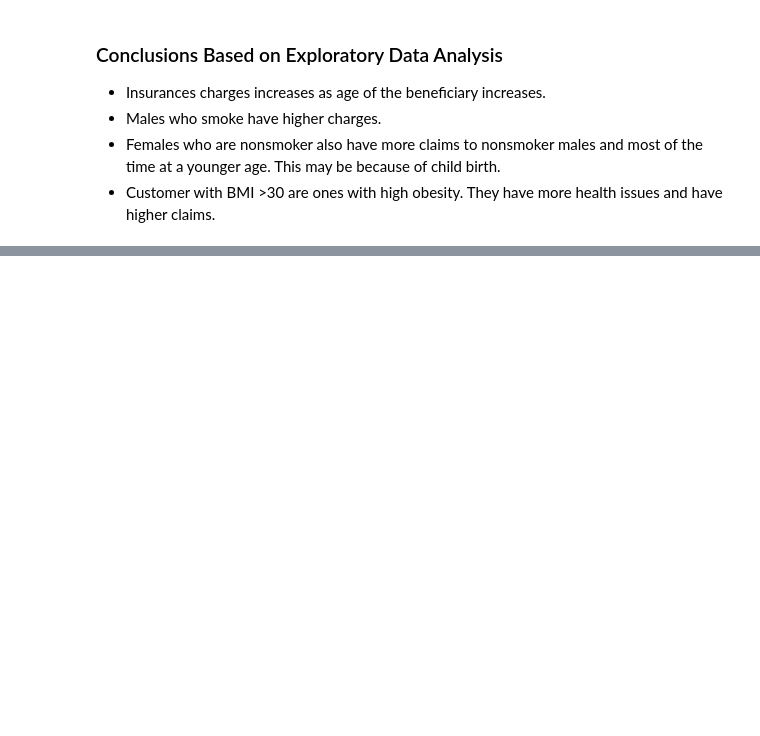
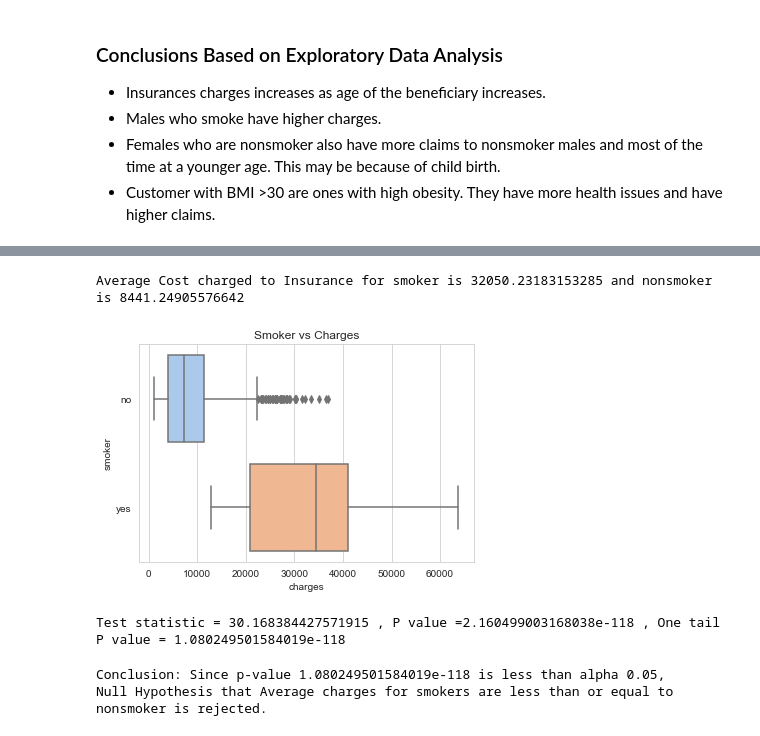
Before and after one commit to kedarghule/Statistical-Analysis-of-Insurance-Claims, a Jupyter notebook: stat-analysis-insurance.ipynb, the cells around one changed output, grey strips where cells are left out. Cells and saved outputs as stored; diff of their text form; code cells hidden in the pictures; blank space fills up the shorter version.

Commit message:
completed statistical analysis and hypothesis testing

```diff
--- a/stat-analysis-insurance.ipynb
+++ b/stat-analysis-insurance.ipynb
@@ -489,0 +564,28 @@ plt.show();
+# %%
+print('Average Cost charged to Insurance for smoker is {} and nonsmoker is {} '.format(charges_yes.mean(),charges_no.mean()))
+# %% [output]
+Average Cost charged to Insurance for smoker is 32050.23183153285 and nonsmoker is 8441.24905576642
+# %%
+#smoker vs charges
+sns.boxplot(x = df.charges, y = df.smoker, data = df).set(title="Smoker vs Charges");
+# %% [output]
+[figure, added]
+# %%
+alpha=0.05
+t_statistic_1, p_value_1 = ttest_ind(charges_yes, charges_no)
+p_value_onetail=p_value_1/2
+
+print("Test statistic = {} , P value ={} , One tail P value = {}".format(t_statistic_1,p_value_1, p_value_onetail ))
+# %% [output]
+Test statistic = 30.168384427571915 , P value =2.160499003168038e-118 , One tail P value = 1.080249501584019e-118
+# %%
+if p_value_1 <alpha :
+    print("Conclusion: Since p-value {} is less than alpha {}, ". format (p_value_onetail,alpha) )
+    print("Null Hypothesis that Average charges for smokers are less than or equal to nonsmoker is rejected.")
+
+else:
+    print("Conclusion: Since p-value {} is greater than alpha {}, ". format (p_value_onetail,alpha))
+    print("We fail to reject the Null Hypothesis that Average charges for smokers are less than nonsmoker.")
+# %% [output]
+Conclusion: Since p-value 1.080249501584019e-118 is less than alpha 0.05,
+Null Hypothesis that Average charges for smokers are less than or equal to nonsmoker is rejected.
```
Also changed, not shown: parts of 29 cells of this notebook.
